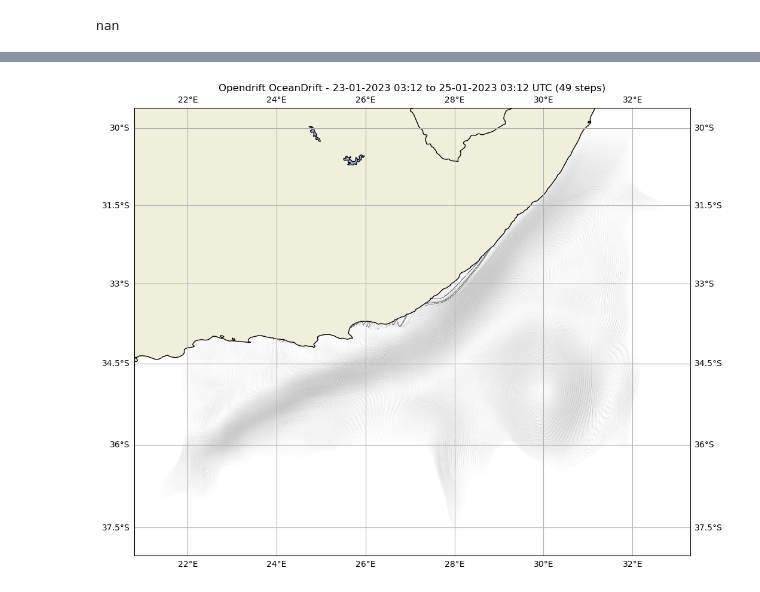
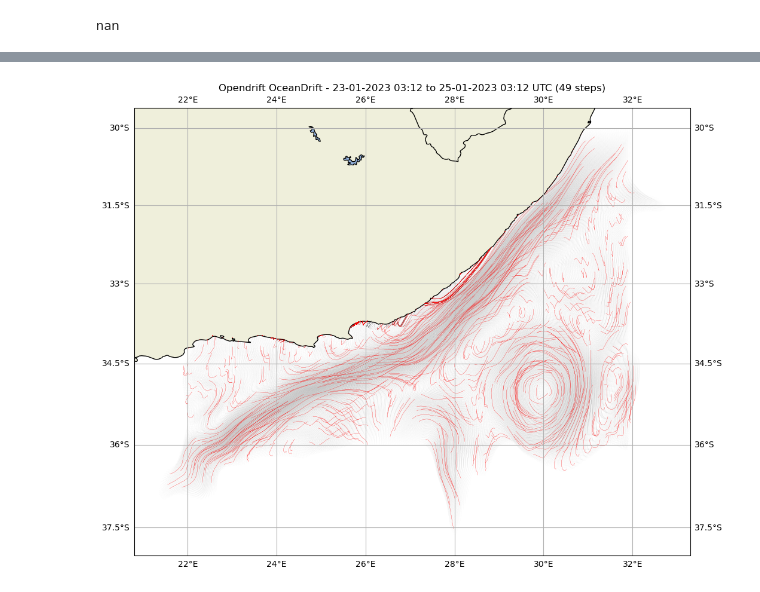
Before and after one commit to bentemoe/backtrack_opendrift, a Jupyter notebook: pick_random_fwd_as_truth_oceandrift_48h/agulhas_fwd_pick.ipynb, the cells around one changed output, grey strips where cells are left out. Saved outputs shown, nothing was run; the diff lists cells and outputs as text; code cells hidden in the pictures.

```diff
--- a/pick_random_fwd_as_truth_oceandrift_48h/agulhas_fwd_pick.ipynb
+++ b/pick_random_fwd_as_truth_oceandrift_48h/agulhas_fwd_pick.ipynb
@@ -408,15 +422,19 @@ from matplotlib.lines import Line2D
 # %%
 fig = plt.figure(figsize=(12,10))
 ax = fig.add_subplot(projection=ccrs.Mercator())
 ax.gridlines(draw_labels=True)
 ax.add_feature(cartopy.feature.LAND, edgecolor='black')
 ax.add_feature(cartopy.feature.LAKES, edgecolor='black')
 ax.add_feature(cartopy.feature.BORDERS)
 
 fwd.traj.plot(linewidth=0.1, color='grey')
 
+for i in a_traj:
+    fwd.isel(trajectory=i).traj.plot(linewidth=0.2, color='red')
+
+
 plt.gca().autoscale()
 plt.title('Opendrift OceanDrift - 23-01-2023 03:12 to 25-01-2023 03:12 UTC (49 steps)')
 plt.show()
 # %% [output]
-[figure, old version]
+[figure, new version]
```
Also changed, not shown: parts of 12 cells of this notebook, 12 other files.
